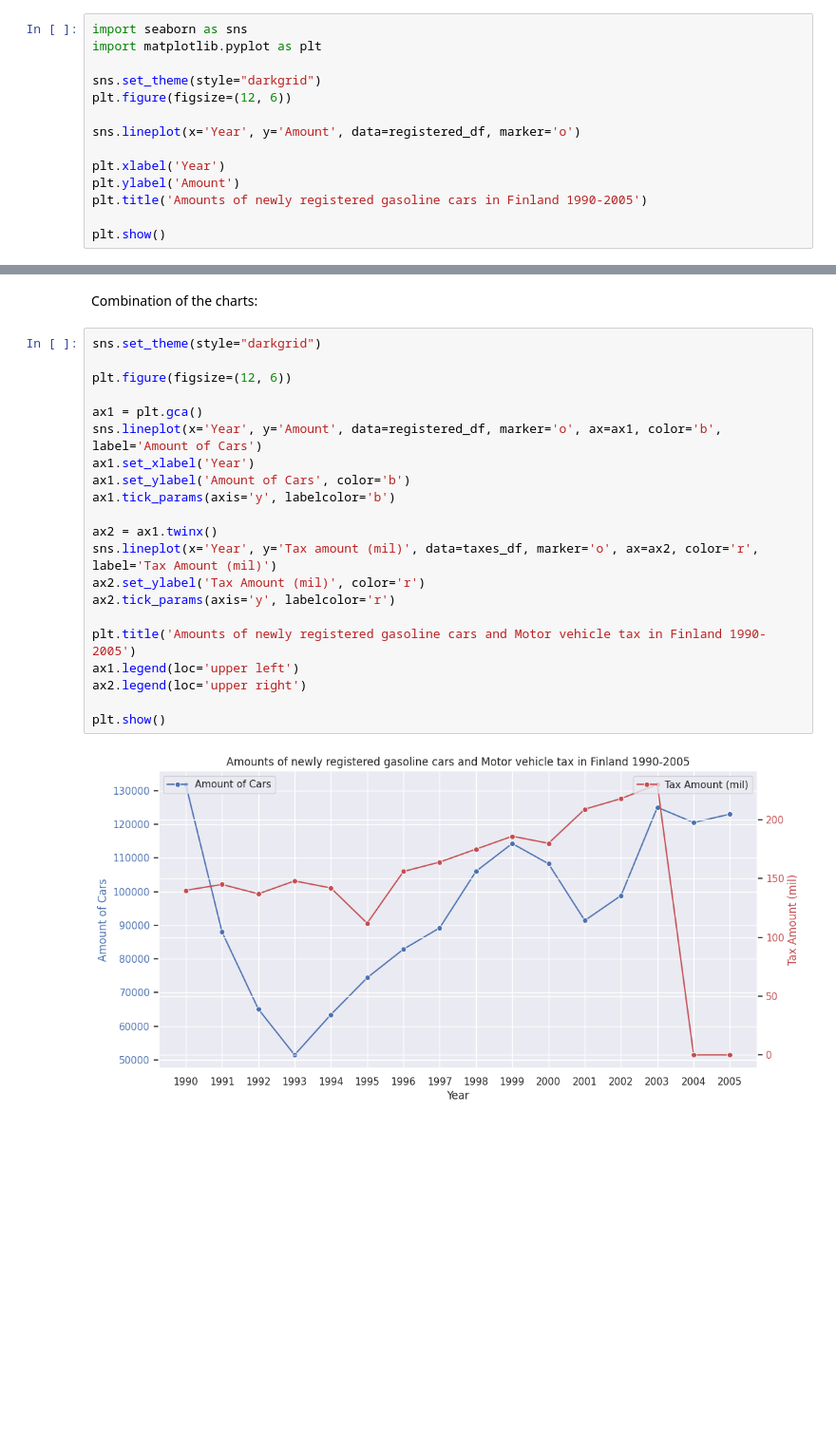
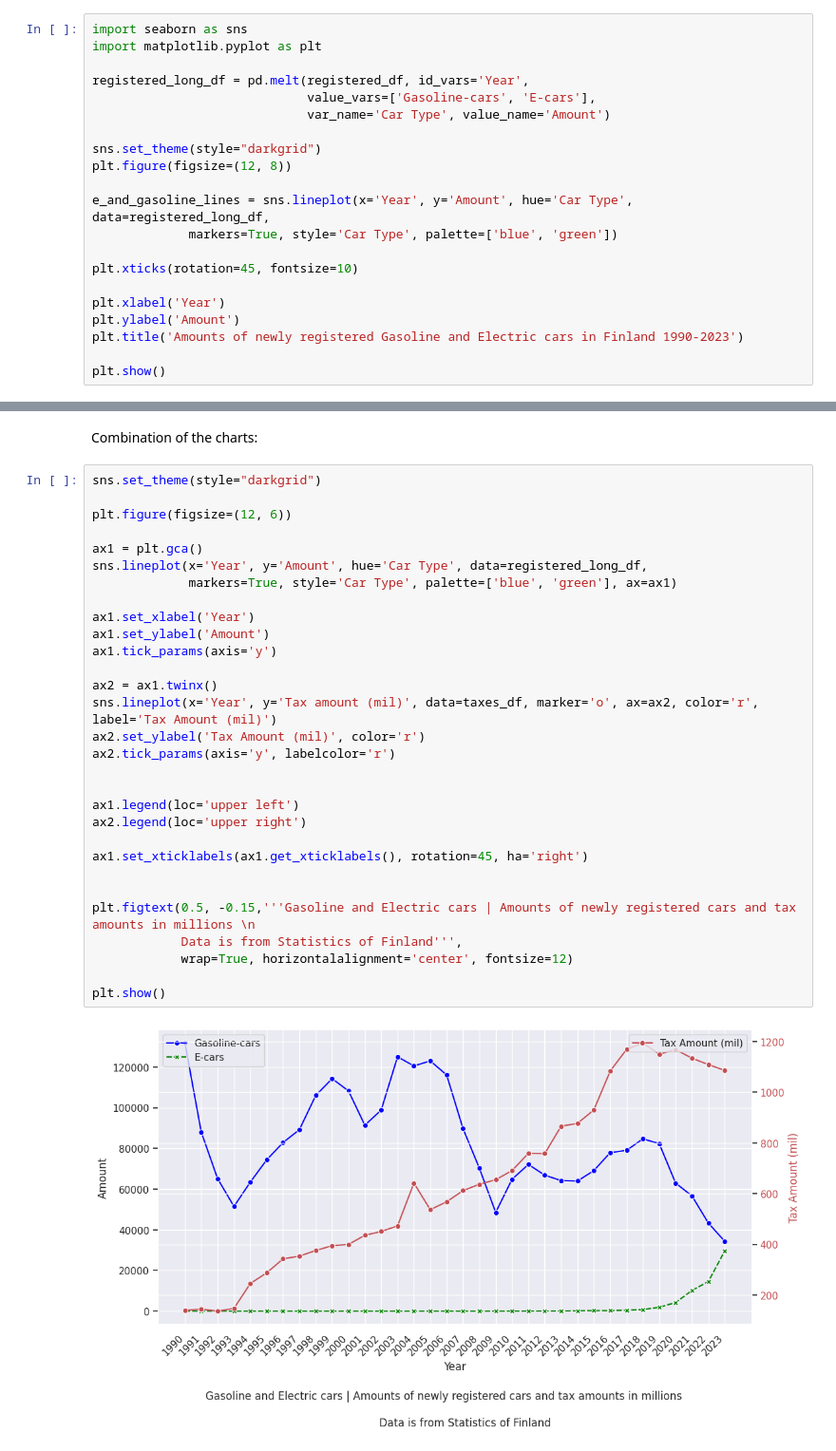
Before and after one commit to HY-Data-Science-ML-Predictions/Electric-cars-taxation, a Jupyter notebook: e_cars_notebook.ipynb, the cells around one changed output, grey strips where cells are left out. Shown: that part at 95% size. Drawn from its saved outputs; the diff is of its cells as text; blank space fills up the shorter version.

```diff
--- a/e_cars_notebook.ipynb
+++ b/e_cars_notebook.ipynb
@@ -95,14 +68,21 @@ Next we make simple arrow diagram for plotting the data retrieved using seaborn.
 import seaborn as sns
 import matplotlib.pyplot as plt
 
+registered_long_df = pd.melt(registered_df, id_vars='Year',
+                             value_vars=['Gasoline-cars', 'E-cars'],
+                             var_name='Car Type', value_name='Amount')
+
 sns.set_theme(style="darkgrid")
-plt.figure(figsize=(12, 6))
+plt.figure(figsize=(12, 8))
 
-sns.lineplot(x='Year', y='Amount', data=registered_df, marker='o')
+e_and_gasoline_lines = sns.lineplot(x='Year', y='Amount', hue='Car Type', data=registered_long_df,
+             markers=True, style='Car Type', palette=['blue', 'green'])
+
+plt.xticks(rotation=45, fontsize=10)
 
 plt.xlabel('Year')
 plt.ylabel('Amount')
-plt.title('Amounts of newly registered gasoline cars in Finland 1990-2005')
+plt.title('Amounts of newly registered Gasoline and Electric cars in Finland 1990-2023')
 
 plt.show()
 # %% [output]
@@ -220,23 +149,32 @@ Combination of the charts:
 # %%
 sns.set_theme(style="darkgrid")
 
 plt.figure(figsize=(12, 6))
 
 ax1 = plt.gca()
-sns.lineplot(x='Year', y='Amount', data=registered_df, marker='o', ax=ax1, color='b', label='Amount of Cars')
+sns.lineplot(x='Year', y='Amount', hue='Car Type', data=registered_long_df,
+             markers=True, style='Car Type', palette=['blue', 'green'], ax=ax1)
+
 ax1.set_xlabel('Year')
-ax1.set_ylabel('Amount of Cars', color='b')
-ax1.tick_params(axis='y', labelcolor='b')
+ax1.set_ylabel('Amount')
+ax1.tick_params(axis='y')
 
 ax2 = ax1.twinx()
 sns.lineplot(x='Year', y='Tax amount (mil)', data=taxes_df, marker='o', ax=ax2, color='r', label='Tax Amount (mil)')
 ax2.set_ylabel('Tax Amount (mil)', color='r')
 ax2.tick_params(axis='y', labelcolor='r')
 
-plt.title('Amounts of newly registered gasoline cars and Motor vehicle tax in Finland 1990-2005')
+
 ax1.legend(loc='upper left')
 ax2.legend(loc='upper right')
 
+ax1.set_xticklabels(ax1.get_xticklabels(), rotation=45, ha='right')
+
+
+plt.figtext(0.5, -0.15,'''Gasoline and Electric cars | Amounts of newly registered cars and tax amounts in millions \n
+            Data is from Statistics of Finland''',
+            wrap=True, horizontalalignment='center', fontsize=12)
+
 plt.show()
 # %% [output]
-[figure, old version]
+[figure, new version]
```
Also changed, not shown: parts of 3 cells of this notebook, 1 other file.
